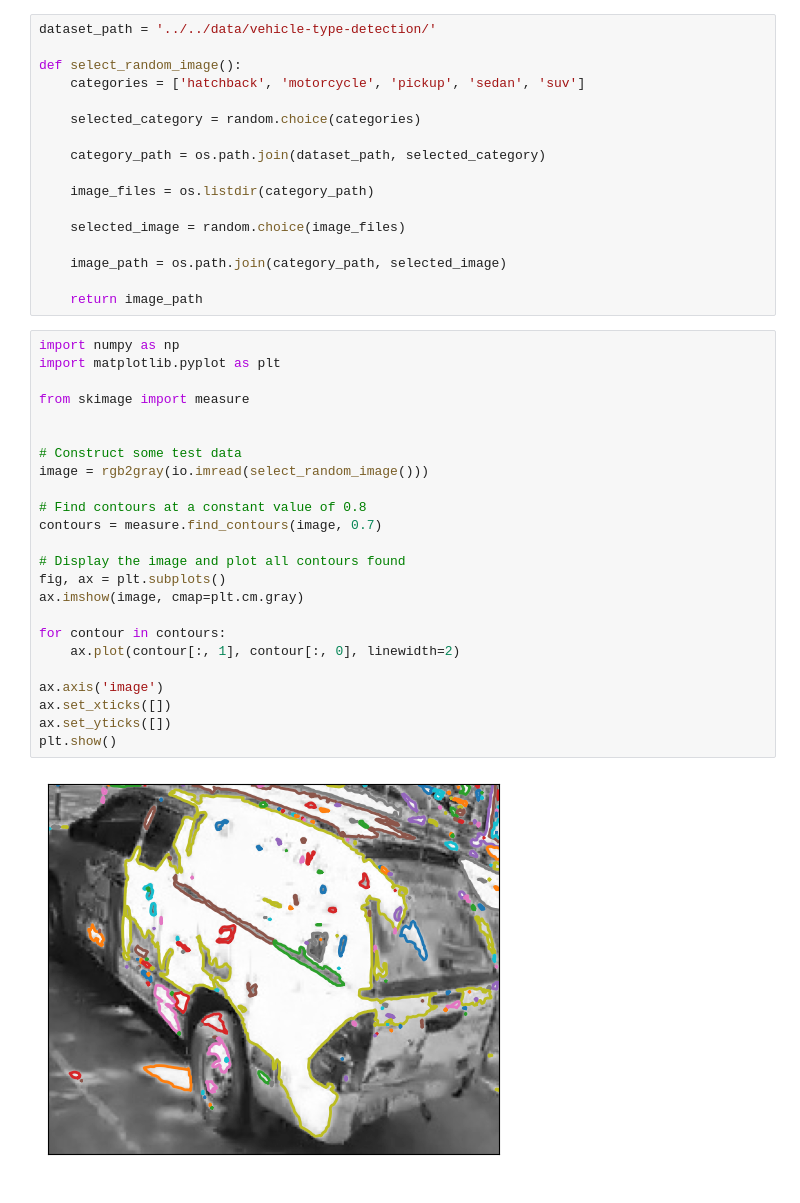
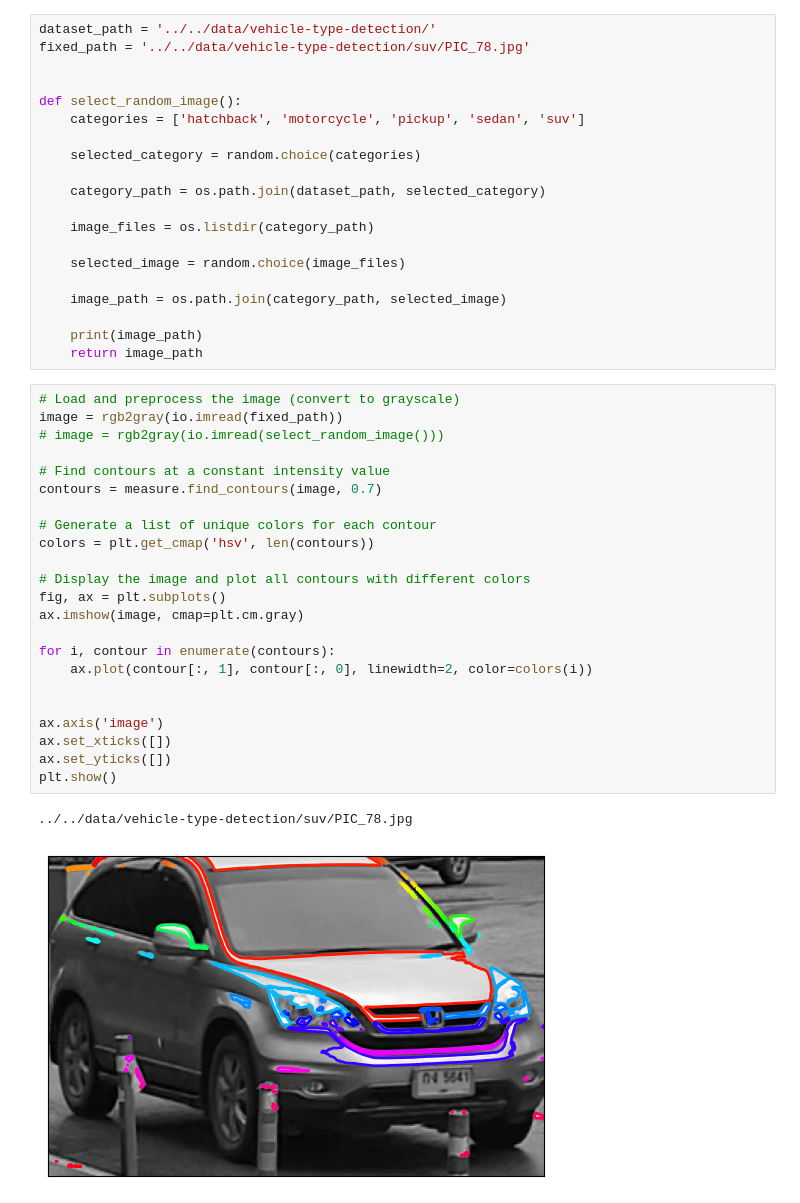
Before and after one commit to progdaddy/IT3212, a Jupyter notebook: notebook/Assignment_2/contour_finding.ipynb, the cells around one changed output. Drawn from its saved outputs; the diff is of its cells as text.

```diff
--- a/notebook/Assignment_2/contour_finding.ipynb
+++ b/notebook/Assignment_2/contour_finding.ipynb
@@ -10,5 +9,7 @@ import matplotlib.pyplot as plt
 # %%
 dataset_path = '../../data/vehicle-type-detection/'
+fixed_path = '../../data/vehicle-type-detection/suv/PIC_78.jpg'
+
 
 def select_random_image():
     categories = ['hatchback', 'motorcycle', 'pickup', 'sedan', 'suv']
@@ -23,30 +24,31 @@ def select_random_image():
 
     image_path = os.path.join(category_path, selected_image)
 
+    print(image_path)
     return image_path
 # %%
-import numpy as np
-import matplotlib.pyplot as plt
+# Load and preprocess the image (convert to grayscale)
+image = rgb2gray(io.imread(fixed_path))
+# image = rgb2gray(io.imread(select_random_image()))
 
-from skimage import measure
-
-
-# Construct some test data
-image = rgb2gray(io.imread(select_random_image()))
-
-# Find contours at a constant value of 0.8
+# Find contours at a constant intensity value
 contours = measure.find_contours(image, 0.7)
 
-# Display the image and plot all contours found
+# Generate a list of unique colors for each contour
+colors = plt.get_cmap('hsv', len(contours))
+
+# Display the image and plot all contours with different colors
 fig, ax = plt.subplots()
 ax.imshow(image, cmap=plt.cm.gray)
 
-for contour in contours:
-    ax.plot(contour[:, 1], contour[:, 0], linewidth=2)
+for i, contour in enumerate(contours):
+    ax.plot(contour[:, 1], contour[:, 0], linewidth=2, color=colors(i))
+
 
 ax.axis('image')
 ax.set_xticks([])
 ax.set_yticks([])
 plt.show()
 # %% [output]
+../../data/vehicle-type-detection/suv/PIC_78.jpg
-[figure, old version]
+[figure, new version]
```
Also changed, not shown: parts of 2 cells of this notebook, 1 other file.
